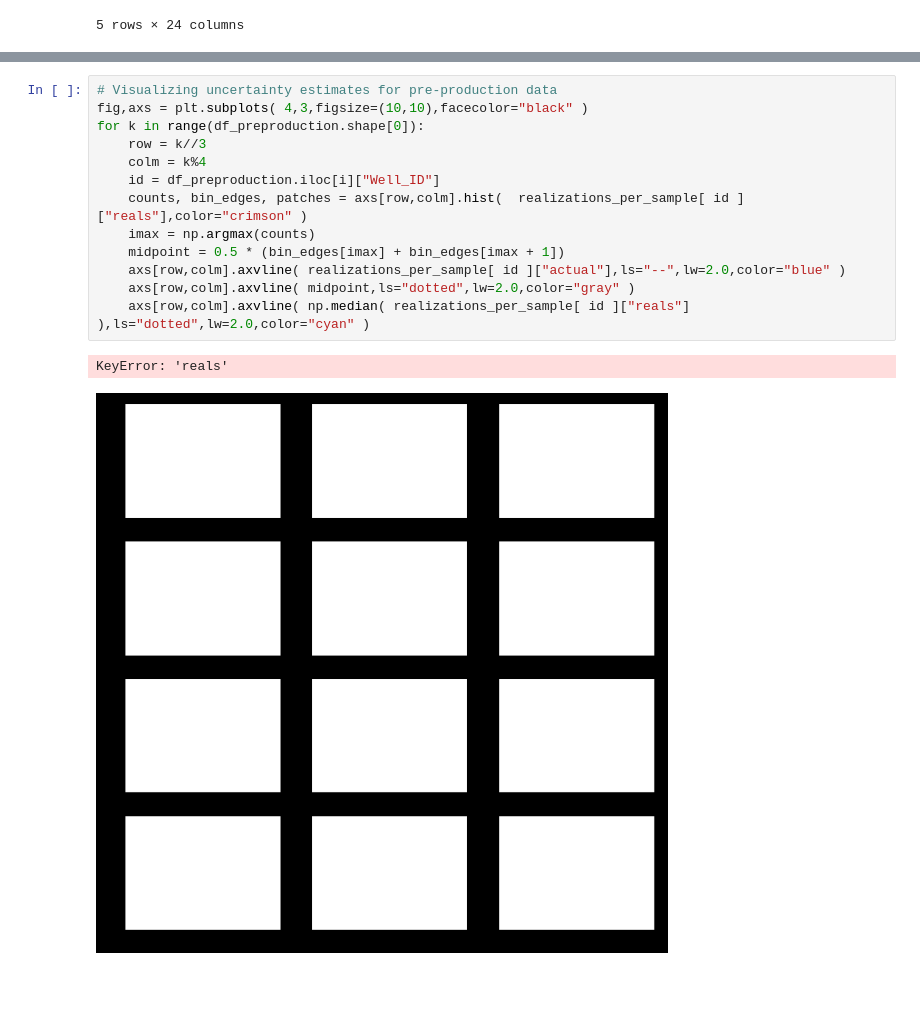
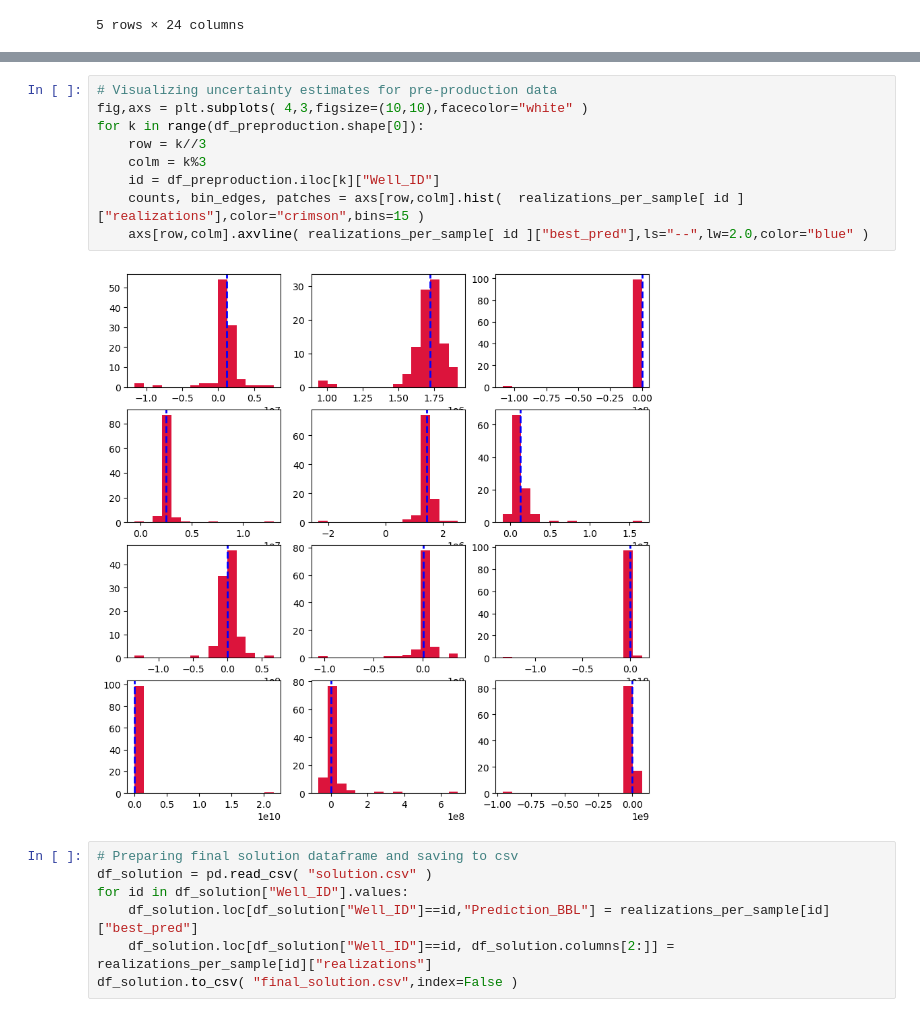
Before and after one commit to acmontesh/Energ-AI-z, a Jupyter notebook: Testing_Features_Models.ipynb, the cells around one changed output, grey strips where cells are left out. Cells and saved outputs as stored; diff of their text form; blank space fills up the shorter version.

Commit message:
Working version without error of the notebook for submission with solution generation

```diff
--- a/Testing_Features_Models.ipynb
+++ b/Testing_Features_Models.ipynb
@@ -580,16 +594,18 @@ for i in range(df_preproduction.shape[0]):
 # %%
 # Visualizing uncertainty estimates for pre-production data
-fig,axs = plt.subplots( 4,3,figsize=(10,10),facecolor="black" )
+fig,axs = plt.subplots( 4,3,figsize=(10,10),facecolor="white" )
 for k in range(df_preproduction.shape[0]):
     row = k//3
-    colm = k%4
-    id = df_preproduction.iloc[i]["Well_ID"]
-    counts, bin_edges, patches = axs[row,colm].hist(  realizations_per_sample[ id ]["reals"],color="crimson" )
-    imax = np.argmax(counts)
-    midpoint = 0.5 * (bin_edges[imax] + bin_edges[imax + 1])
-    axs[row,colm].axvline( realizations_per_sample[ id ]["actual"],ls="--",lw=2.0,color="blue" )
-    axs[row,colm].axvline( midpoint,ls="dotted",lw=2.0,color="gray" )
-    axs[row,colm].axvline( np.median( realizations_per_sample[ id ]["reals"] ),ls="dotted",lw=2.0,color="cyan" )
+    colm = k%3
+    id = df_preproduction.iloc[k]["Well_ID"]
+    counts, bin_edges, patches = axs[row,colm].hist(  realizations_per_sample[ id ]["realizations"],color="crimson",bins=15 )
+    axs[row,colm].axvline( realizations_per_sample[ id ]["best_pred"],ls="--",lw=2.0,color="blue" )
 # %% [output]
-KeyError: 'reals'
-[figure, old version]
+[figure, new version]
+# %%
+# Preparing final solution dataframe and saving to csv
+df_solution = pd.read_csv( "solution.csv" )
+for id in df_solution["Well_ID"].values:
+    df_solution.loc[df_solution["Well_ID"]==id,"Prediction_BBL"] = realizations_per_sample[id]["best_pred"]
+    df_solution.loc[df_solution["Well_ID"]==id, df_solution.columns[2:]] = realizations_per_sample[id]["realizations"]
+df_solution.to_csv( "final_solution.csv",index=False )
```
Also changed, not shown: parts of 4 cells of this notebook.
